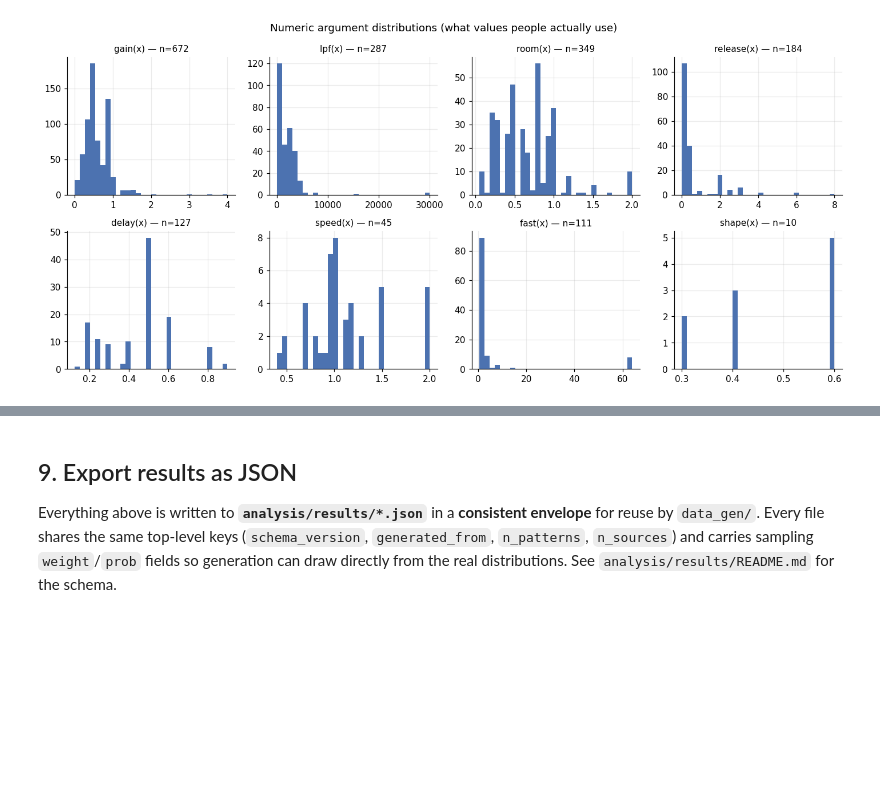
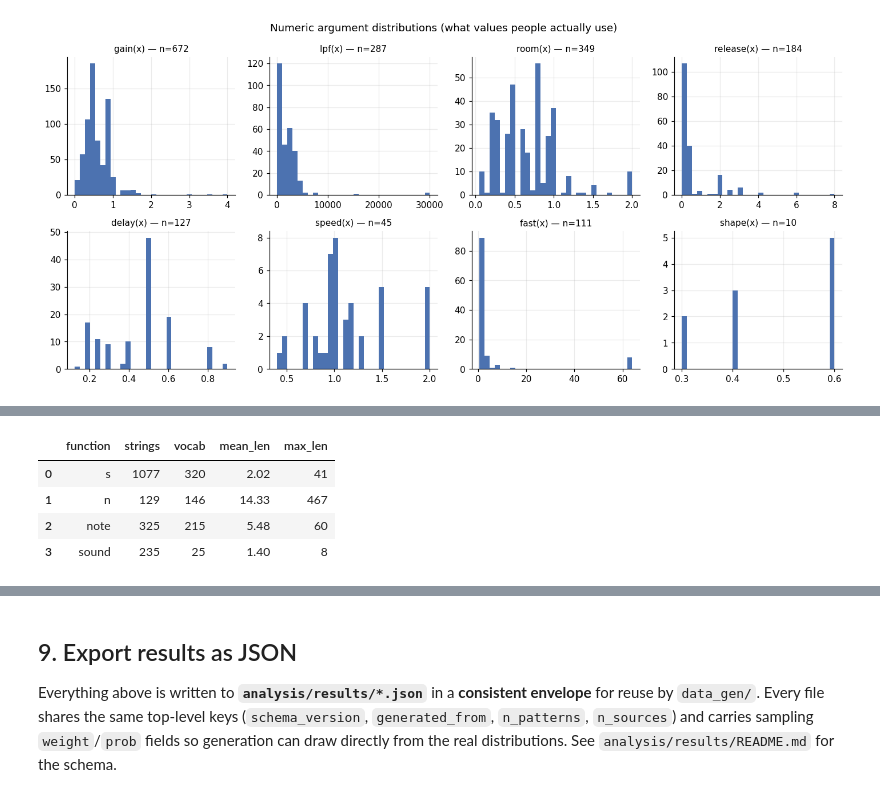
Before and after one commit to henrik253/Restrudel, a Jupyter notebook: notebooks/01_corpus_analysis.ipynb, the cells around one changed output, grey strips where cells are left out. Cells and saved outputs as stored; diff of their text form; code cells hidden in the pictures; blank space fills up the shorter version.

```diff
--- a/notebooks/01_corpus_analysis.ipynb
+++ b/notebooks/01_corpus_analysis.ipynb
@@ -674,0 +692,52 @@ plt.tight_layout(); plt.savefig(OUT / "argument_values.png"); plt.show()
+# %%
+SEQ_FNS = ["note", "n", "s", "sound", "freq"]
+# leaf-atom tokenizer: strip euclid (n,k) + group modifiers, keep musical atoms + rests
+ATOM = re.compile(r"~|[A-Za-z][\w#.]*(?:[:*!@][0-9.]+)*|-?\d+(?:\.\d+)?(?:[:*!@][0-9.]+)*")
+def leaf_tokens(s):
+    s = re.sub(r"\([0-9,.\s]*\)", "", s)                  # drop euclid args
+    s = re.sub(r"([)\]}>])\s*[*!/@][0-9.]+", r"\1", s)    # drop group modifiers
+    return ATOM.findall(s)
+
+seq_strings = collections.defaultdict(list)
+for code_ in patterns.code:
+    for fn, arg in call_args(code_):
+        if fn in SEQ_FNS:
+            m = STR_ARG.match(arg)
+            if m:
+                ts = leaf_tokens(m.group(1))
+                if ts: seq_strings[fn].append(ts)
+
+def build_content_model(seqs, top_start=80, top_succ=12, min_tok=2):
+    length = collections.Counter(len(t) for t in seqs)
+    start = collections.Counter(t[0] for t in seqs)
+    trans = collections.defaultdict(collections.Counter)
+    vocab = collections.Counter()
+    for t in seqs:
+        vocab.update(t)
+        for a, b in zip(t, t[1:]): trans[a][b] += 1
+    keep = {tok for tok, c in vocab.items() if c >= min_tok}      # drop hapax noise
+    def dist(counter, cap):
+        items = [(k, v) for k, v in counter.most_common() if k in keep]
+        tot = sum(v for _, v in items) or 1
+        return [{"token": k, "count": int(v), "prob": round(v / tot, 5)}
+                for k, v in items[:cap]]
+    lens = sorted(len(t) for t in seqs)
+    return {
+        "n_strings": len(seqs), "vocab_size": len(vocab),
+        "length": {"counts": {str(k): int(v) for k, v in sorted(length.items())},
+                   "min": lens[0], "max": lens[-1], "mean": round(sum(lens) / len(lens), 2)},
+        "start": dist(start, top_start),
+        "transitions": {a: dist(c, top_succ) for a, c in trans.items()
+                        if a in keep and sum(c.values()) >= min_tok},
+    }
+
+content_models = {fn: build_content_model(s) for fn, s in seq_strings.items() if len(s) >= 15}
+pd.DataFrame([{"function": fn, "strings": m["n_strings"], "vocab": m["vocab_size"],
+               "mean_len": m["length"]["mean"], "max_len": m["length"]["max"]}
+              for fn, m in content_models.items()])
+# %% [output]
+|  | function | strings | vocab | mean_len | max_len |
+| 0 | s | 1077 | 320 | 2.02 | 41 |
+| 1 | n | 129 | 146 | 14.33 | 467 |
+| 2 | note | 325 | 215 | 5.48 | 60 |
+| 3 | sound | 235 | 25 | 1.40 | 8 |
```
Also changed, not shown: parts of 3 cells of this notebook, 5 other files.
